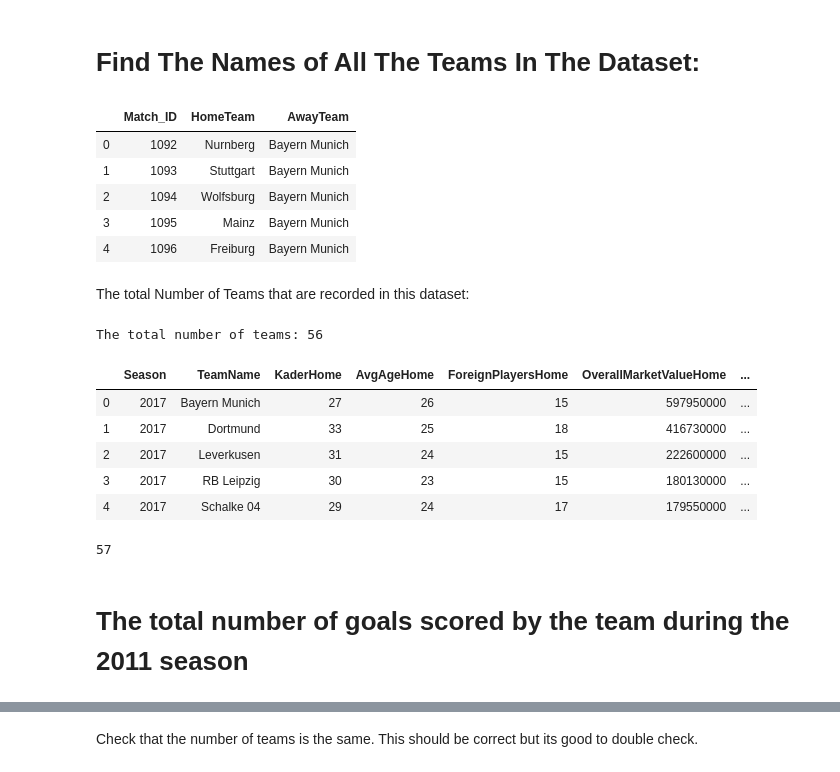
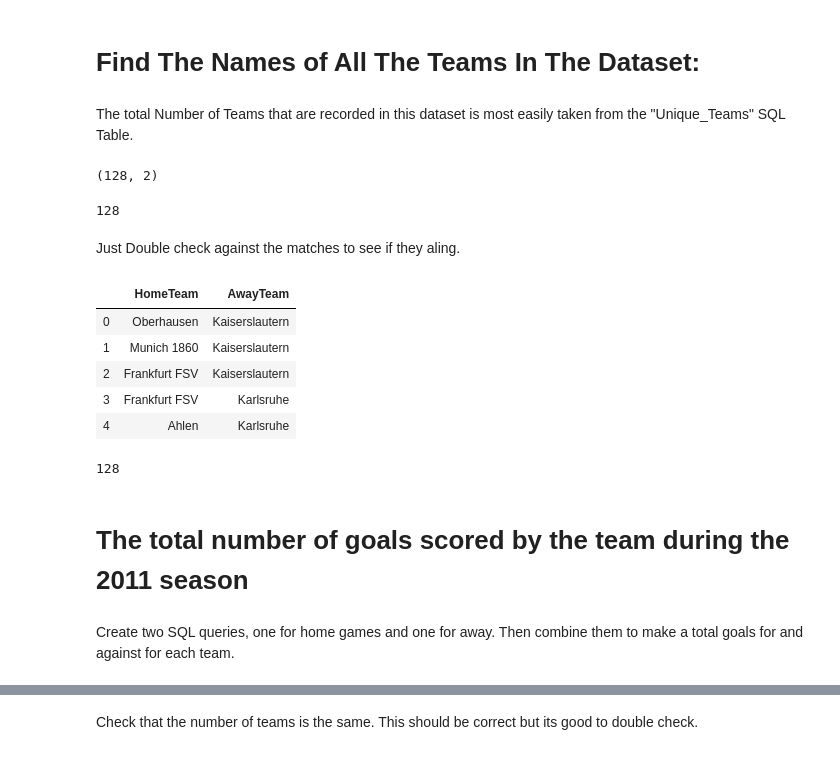
Before and after one commit to Matt-Newton998/Football_API-Mod02_Project, a Jupyter notebook: NewWorkbook.ipynb, the cells around one changed output, grey strips where cells are left out. Drawn from its saved outputs; the diff is of its cells as text; code cells hidden in the pictures.

Commit message:
Double checked everything working other the Q5 in Newworkbook

```diff
--- a/NewWorkbook.ipynb
+++ b/NewWorkbook.ipynb
@@ -23,39 +23,42 @@ cur = conn.cursor()
     - TeamName, Unique_Team_ID
 # %% [markdown]
 # Find The Names of All The Teams In The Dataset:
+# %% [markdown]
+The total Number of Teams that are recorded in this dataset is most easily taken from the "Unique_Teams" SQL Table.
+# %%
+cur.execute("""SELECT TeamName, Unique_Team_ID
+                FROM Unique_Teams
+                ;""")
+df_unique_teams = pd.DataFrame(cur.fetchall())
+df_unique_teams.columns = [x[0] for x in cur.description]
+df_unique_teams.shape
+# %% [output]
+(128, 2)
+# %%
+unique_teams = sorted(list(set(df_unique_teams['TeamName'])))
+len(unique_teams)
+# %% [output]
+128
+# %% [markdown]
+Just Double check against the matches to see if they aling.
 # %%
-cur.execute("""SELECT Match_ID, HomeTeam, AwayTeam
+cur.execute("""SELECT HomeTeam, AwayTeam
                 FROM matches
-                WHERE Season == 2011;""")
-df_matches = pd.DataFrame(cur.fetchall())
-df_matches.columns = [x[0] for x in cur.description]
-df_matches.head()
+                ;""")
+df_matches_teams = pd.DataFrame(cur.fetchall())
+df_matches_teams.columns = [x[0] for x in cur.description]
+df_matches_teams.head()
 # %% [output]
-|  | Match_ID | HomeTeam | AwayTeam |
-| 0 | 1092 | Nurnberg | Bayern Munich |
-| 1 | 1093 | Stuttgart | Bayern Munich |
-| 2 | 1094 | Wolfsburg | Bayern Munich |
-| 3 | 1095 | Mainz | Bayern Munich |
-| 4 | 1096 | Freiburg | Bayern Munich |
+|  | HomeTeam | AwayTeam |
+| 0 | Oberhausen | Kaiserslautern |
+| 1 | Munich 1860 | Kaiserslautern |
+| 2 | Frankfurt FSV | Kaiserslautern |
+| 3 | Frankfurt FSV | Karlsruhe |
+| 4 | Ahlen | Karlsruhe |
-# %% [markdown]
-The total Number of Teams that are recorded in this dataset:
 # %%
-home_teams= list(df_matches['HomeTeam'])
-away_teams= list(df_matches['AwayTeam'])
-teams = sorted(list(set(home_teams + away_teams)))
+home_teams= list(df_matches_teams['HomeTeam'])
+away_teams= list(df_matches_teams['AwayTeam'])
+teams_2 = sorted(list(set(home_teams + away_teams)))
+len(teams_2)
+# %% [output]
+128
-# %%
-print("The total number of teams:", len(teams))
-# %% [output]
-The total number of teams: 56
-# %%
-cur.execute("""SELECT * FROM teams;""")
-df_teams = pd.DataFrame(cur.fetchall())
-df_teams.columns = [x[0] for x in cur.description]
-df_teams.head()
-# %% [output]
-|  | Season | TeamName | KaderHome | AvgAgeHome | ForeignPlayersHome | OverallMarketValueHome | ... |
-| 0 | 2017 | Bayern Munich | 27 | 26 | 15 | 597950000 | ... |
-| 1 | 2017 | Dortmund | 33 | 25 | 18 | 416730000 | ... |
-| 2 | 2017 | Leverkusen | 31 | 24 | 15 | 222600000 | ... |
-| 3 | 2017 | RB Leipzig | 30 | 23 | 15 | 180130000 | ... |
-| 4 | 2017 | Schalke 04 | 29 | 24 | 17 | 179550000 | ... |
@@ -64,7 +65,5 @@ teams_2 =sorted(list(set(df_teams['TeamName'])))
-# %%
-len(teams_2)
-# %% [output]
-57
 # %% [markdown]
 # The total number of goals scored by the team during the 2011 season
+# %% [markdown]
+Create two SQL queries, one for home games and one for away. Then combine them to make a total goals for and against for each team.
 # %%
```
Also changed, not shown: parts of 20 cells of this notebook.
